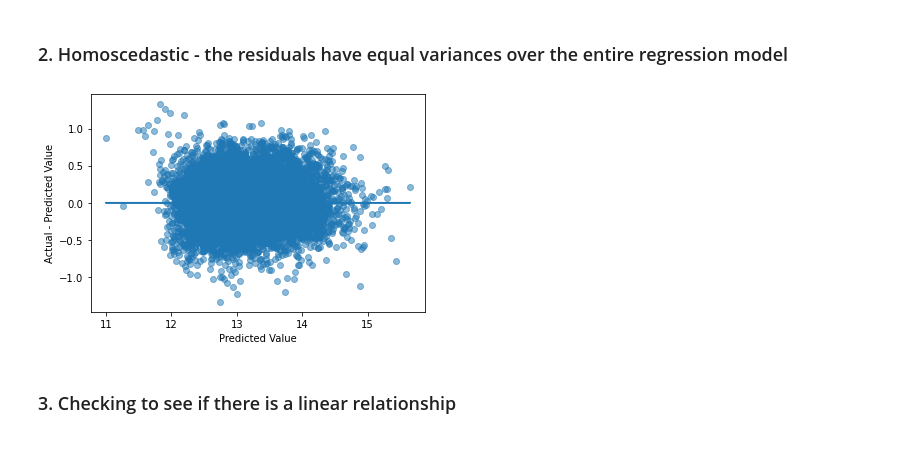
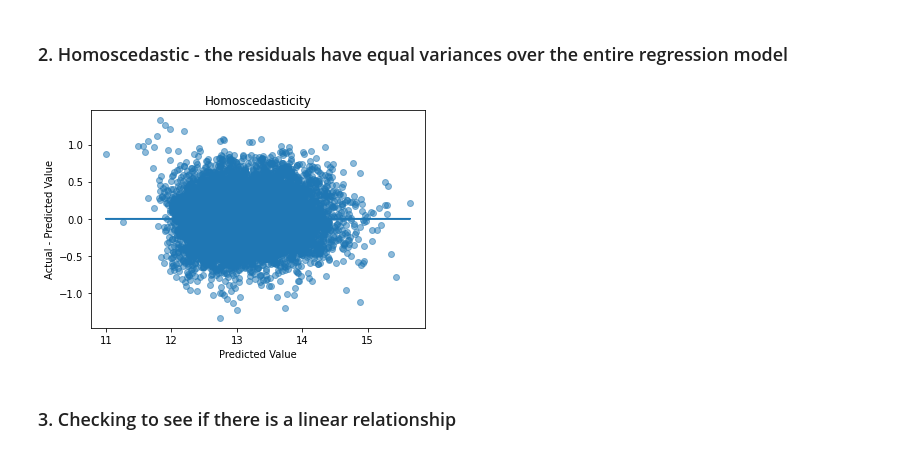
Before and after one commit to rahulakrish/linear_regression, a Jupyter notebook: phase2_project.ipynb, the cells around one changed output. Drawn from its saved outputs; the diff is of its cells as text; code cells hidden in the pictures.

```diff
--- a/phase2_project.ipynb
+++ b/phase2_project.ipynb
@@ -729,11 +751,12 @@ p = plt.title('Distribution of the residuals')
 # %%
 fig, ax = plt.subplots()
 
 ax.scatter(y_preds, residuals, alpha=0.5)
 ax.plot(y_preds, [0 for i in range(len(df1['price']))])
 ax.set_xlabel("Predicted Value")
 ax.set_ylabel("Actual - Predicted Value");
+ax.set_title ('Homoscedasticity');
 # %% [output]
-[figure, old version]
+[figure, new version]
 # %% [markdown]
 ### 3. Checking to see if there is a linear relationship
```
Also changed, not shown: parts of 38 cells of this notebook, 1 other file.
